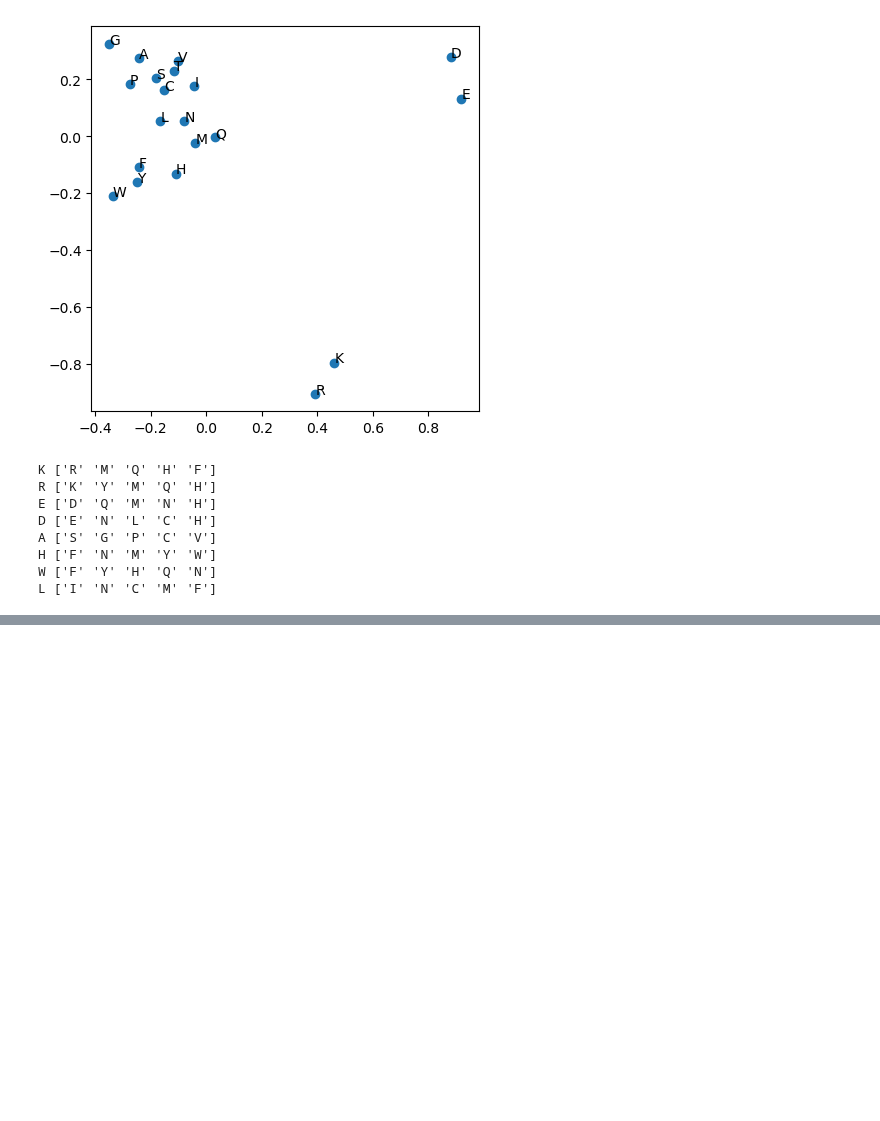
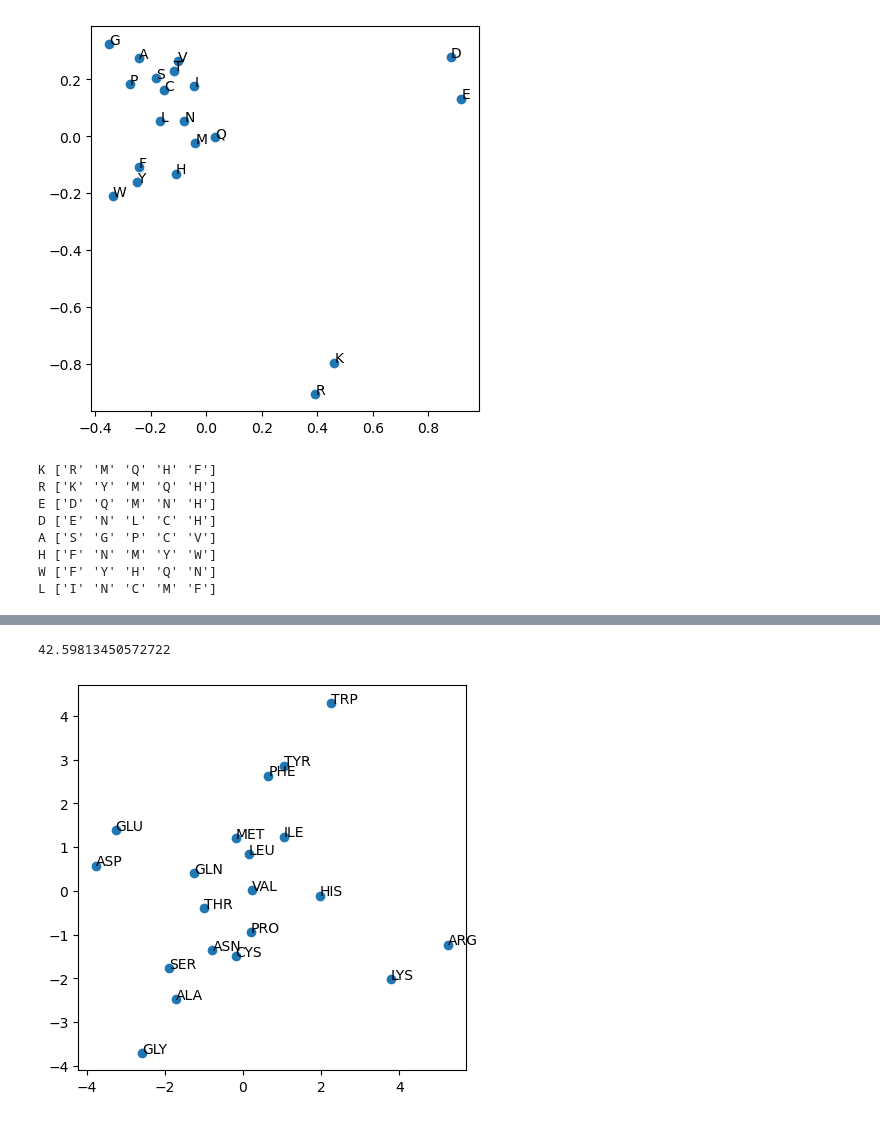
Before and after one commit to jeeberhardt/mobius, a Jupyter notebook: data/descriptors/amino_acid_descriptors_calculations.ipynb, the cells around one changed output, grey strips where cells are left out. Drawn from its saved outputs; the diff is of its cells as text; code cells hidden in the pictures; blank space fills up the shorter version.

Commit message:
Added similarity matrix based on Meiler descriptors.

```diff
--- a/data/descriptors/amino_acid_descriptors_calculations.ipynb
+++ b/data/descriptors/amino_acid_descriptors_calculations.ipynb
@@ -654,0 +697,3 @@ L ['I' 'N' 'C' 'M' 'F']
+# %%
+df = pd.read_csv('meiler_embeddings.csv', index_col=0).T
+df
@@ -654,0 +718,25 @@ L ['I' 'N' 'C' 'M' 'F']
+# %%
+#descriptors_std = StandardScaler().fit_transform(df.values)
+descriptors_std = df.values
+# %%
+dist = squareform(pdist(descriptors_std))
+dist = np.around(dist, 2)
+# %%
+mat = pd.DataFrame(data=dist, columns=df.index.values, index=df.index.values)
+mat.to_csv('meiler_similarity_matrix.csv')
+# %%
+embedding = MDS(n_components=2, dissimilarity='precomputed', normalized_stress='auto', max_iter=1000, n_init=10, eps=1e-10)
+X_transformed = embedding.fit_transform(mat)
+
+print(embedding.stress_)
+
+fig, ax = plt.subplots(figsize=(5, 5))
+ax.scatter(X_transformed[:,0], X_transformed[:,1])
+
+for i, txt in enumerate(df.index.values):
+    ax.annotate(txt, (X_transformed[i, 0], X_transformed[i, 1]))
+
+plt.show()
+# %% [output]
+42.59813450572722
+[figure, added]
```
Also changed, not shown: parts of 7 cells of this notebook, 1 other file.
